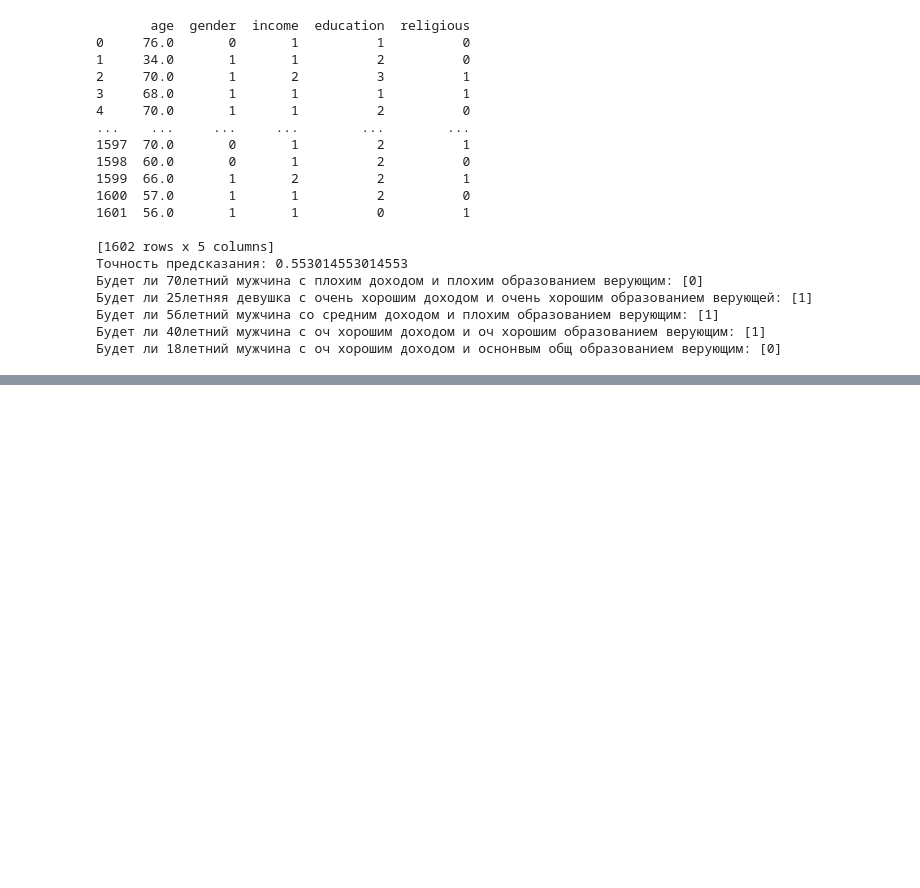
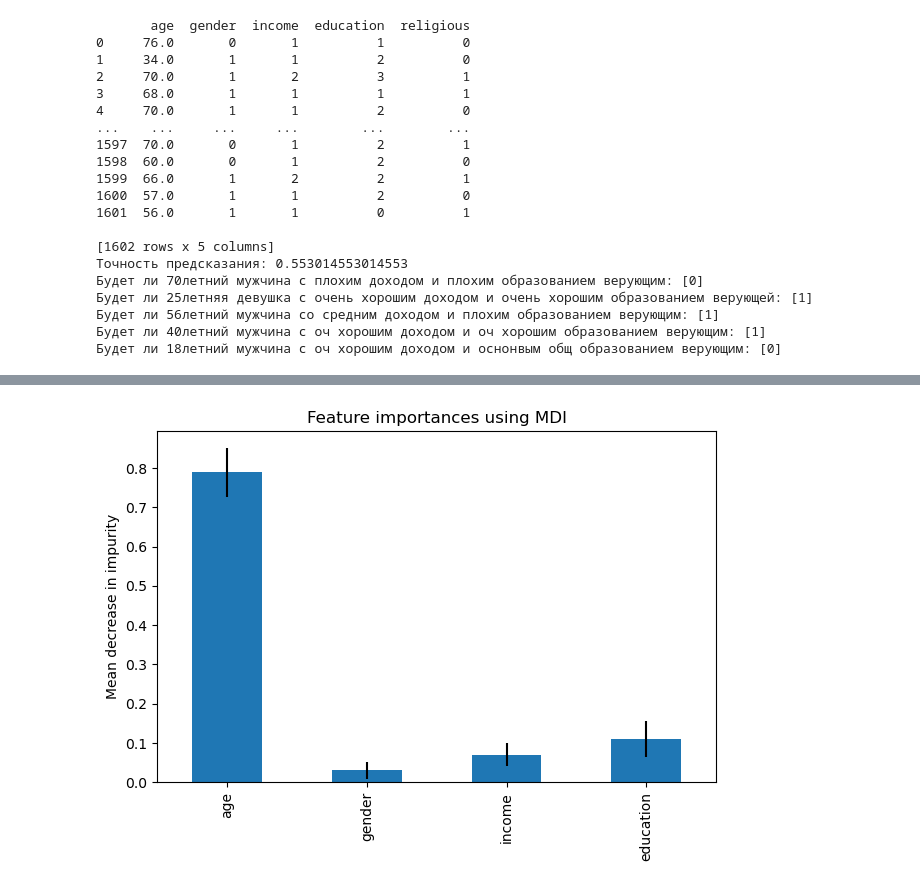
Before and after one commit to dacsson/religion_analysis, a Jupyter notebook: religion_analysis.ipynb, the cells around one changed output, grey strips where cells are left out. Drawn from its saved outputs; the diff is of its cells as text; code cells hidden in the pictures; blank space fills up the shorter version.

Commit message:
add feature importance

```diff
--- a/religion_analysis.ipynb
+++ b/religion_analysis.ipynb
@@ -281,0 +293,98 @@ print(f"Будет ли 18летний мужчина с оч хорошим д
+# %%
+from sklearn import datasets
+
+import pandas as pd
+
+df = pd.read_spss('Astrology.sav')
+df = df.reset_index()
+
+data= {
+    'age': [],
+    'gender': [],
+    'income': [],
+    'education': [],
+    'religious': []
+}
+
+for index, row in df.iterrows():
+    age = row['AGE']
+    gender = row['SEX']
+    income = row['DOHOD_0']
+    education = row['EDU']
+
+    data['age'].append(age)
+
+    if(row['SEX'] == 'Мужской'):
+        data['gender'].append(1)
+    else:
+        data['gender'].append(0)
+
+    # Доход
+    # 0 - Plohot e - Srednee 2 - Horoshee 3 - Ochen horoshee
+    if(row['DOHOD_0'] == 'Плохой'):
+        data['income'].append(0)
+    elif(row['DOHOD_0'] == 'Среднее'):
+        data['income'].append(1)
+    elif(row['DOHOD_0'] == 'Хорошее'):
+        data['income'].append(2)
+    else:
+        data['income'].append(3)
+
+    # Образование
+    # 0 - Plohoe 1 - Srednee 2 - Horoshee 3 - Ochen horoshee
+    if(row['EDU'] == 'Среднее общее (10 или 11 классов школы с аттестатом)'):
+        data['education'].append(0)
+    elif(row['EDU'] == 'Среднее профессиональное (техникум, колледж, ПТУ)'):
+        data['education'].append(1)
+    elif(row['EDU'] == 'Незаконченное высшее (с 3-го курса вуза) или законченное высшее'):
+        data['education'].append(2)
+    elif(row['EDU'] == 'Два и более высших образования, ученая степень кандидата или доктора наук'):
+        data['education'].append(3)
+    else:
+        data['education'].append(-1)
+
+    if(row['astr1_1'] == 'В Бога'):
+        data['religious'].append(1)
+    else:
+        data['religious'].append(0)
+
+data=pd.DataFrame(data=data)
+
+# print(data)
+
+from sklearn.model_selection import train_test_split
+
+X = data[['age', 'gender', 'income', 'education']]
+y = data['religious']
+
+X_train, X_test, y_train, y_test = train_test_split(X, y, test_size=0.3, random_state=85)
+
+from sklearn.ensemble import RandomForestClassifier
+
+clf = RandomForestClassifier(n_estimators=100)
+clf.fit(X_train, y_train)
+y_pred = clf.predict(X_test)
+
+# print(f"Точность предсказания: {clf.score(X_test, y_test)}")
+import time
+
+import numpy as np
+
+start_time = time.time()
+importances = clf.feature_importances_
+std = np.std([tree.feature_importances_ for tree in clf.estimators_], axis=0)
+elapsed_time = time.time() - start_time
+
+print(f"Elapsed time to compute the importances: {elapsed_time:.3f} seconds")
+
+import pandas as pd
+
+feature_names = ['age', 'gender', 'income', 'education']
+forest_importances = pd.Series(importances, index=feature_names)
+
+fig, ax = plt.subplots()
+forest_importances.plot.bar(yerr=std, ax=ax)
+ax.set_title("Feature importances using MDI")
+ax.set_ylabel("Mean decrease in impurity")
+fig.tight_layout()
+# %% [output]
@@ -281,0 +392 @@ print(f"Будет ли 18летний мужчина с оч хорошим д
+[figure, added]
```
Also changed, not shown: parts of 4 cells of this notebook.
